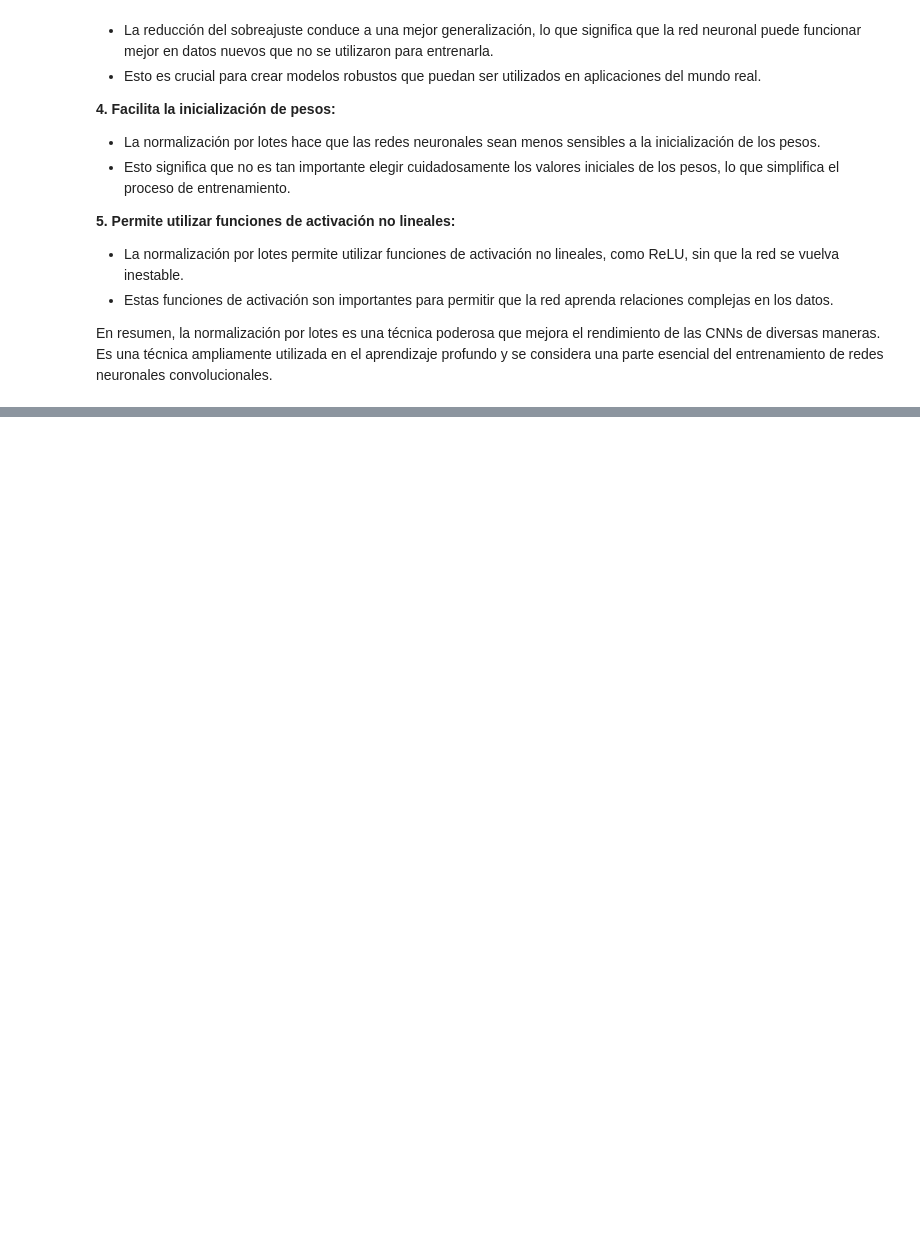
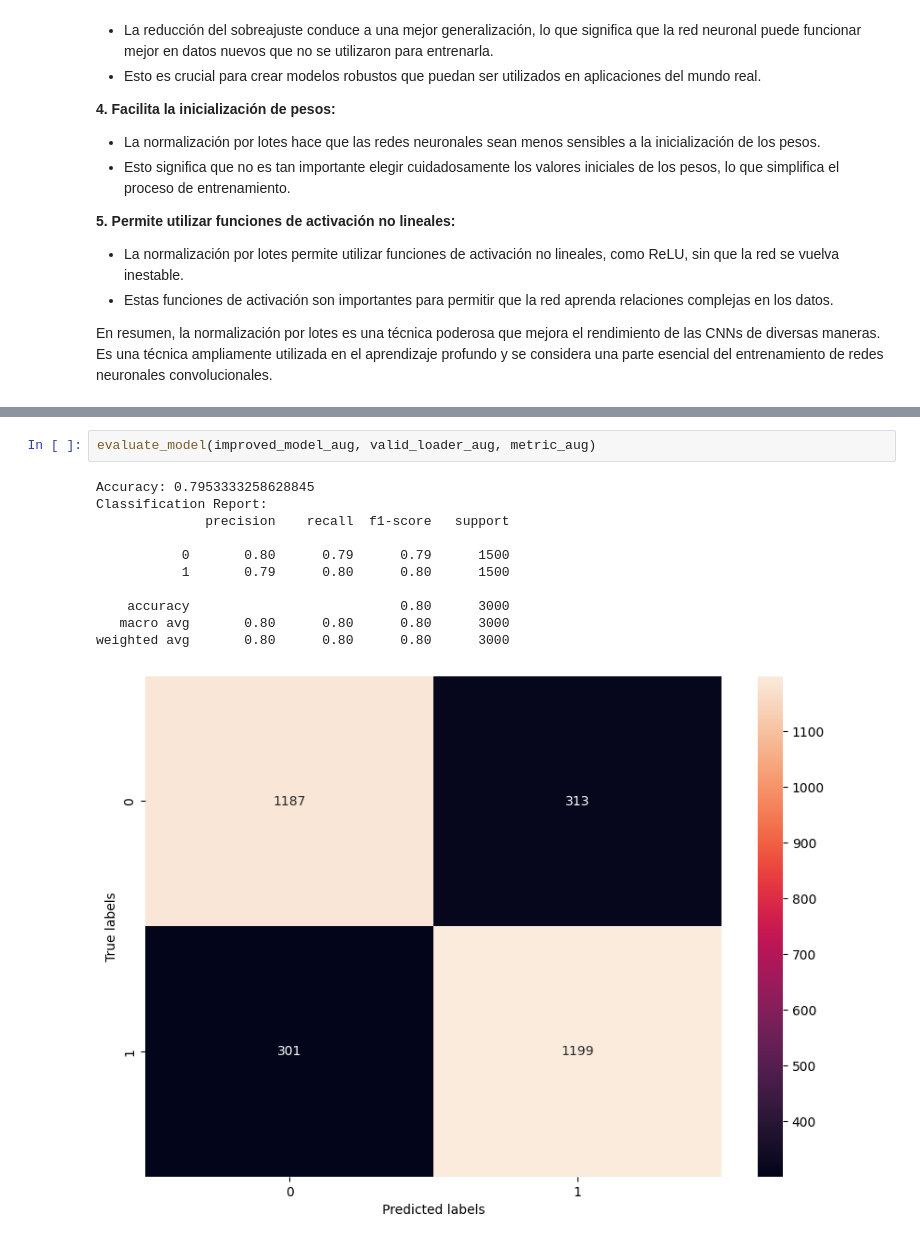
Before and after one commit to javierjosev/vision_computadora_ii-real_vs_fake_faces, a Jupyter notebook: notebooks/3.0-model-testing-kaggle-improvedcnn.ipynb, the cells around one changed output, grey strips where cells are left out. Saved outputs shown, nothing was run; the diff lists cells and outputs as text; blank space fills up the shorter version.

```diff
--- a/notebooks/3.0-model-testing-kaggle-improvedcnn.ipynb
+++ b/notebooks/3.0-model-testing-kaggle-improvedcnn.ipynb
@@ -403,0 +437,14 @@ En resumen, la normalización por lotes es una técnica poderosa que mejora el r
+# %%
+evaluate_model(improved_model_aug, valid_loader_aug, metric_aug)
+# %% [output]
+Accuracy: 0.7953333258628845
+Classification Report:
+              precision    recall  f1-score   support
+
+           0       0.80      0.79      0.79      1500
+           1       0.79      0.80      0.80      1500
+
+    accuracy                           0.80      3000
+   macro avg       0.80      0.80      0.80      3000
+weighted avg       0.80      0.80      0.80      3000
+[figure, added]
```
Also changed, not shown: parts of 7 cells of this notebook.
